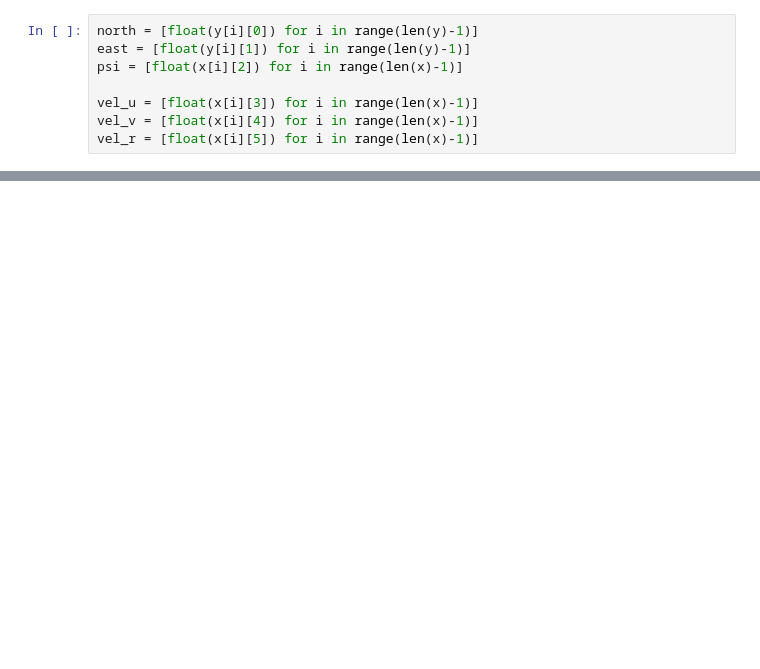
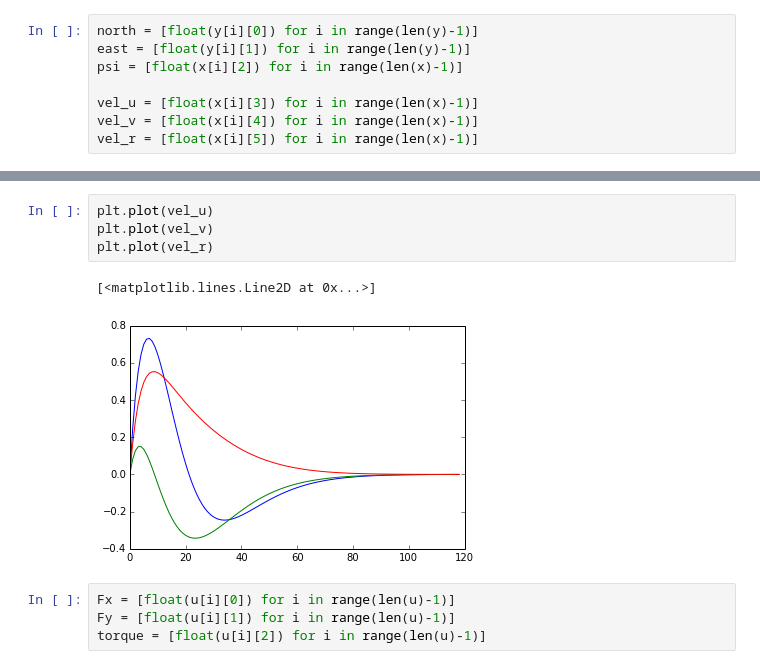
Before and after one commit to lbromo/aauship-formation, a Jupyter notebook: code/hli/ros/src/aauship/scripts/State feedback control.ipynb, the cells around one changed output, grey strips where cells are left out. Drawn from its saved outputs; the diff is of its cells as text; blank space fills up the shorter version.

```diff
--- a/code/hli/ros/src/aauship/scripts/State feedback control.ipynb
+++ b/code/hli/ros/src/aauship/scripts/State feedback control.ipynb
@@ -92,0 +97,11 @@ plt.savefig('step_pos.eps', format='eps', dpi=1000, bbox_inches='tight')
+# %%
+plt.plot(vel_u)
+plt.plot(vel_v)
+plt.plot(vel_r)
+# %% [output]
+[<matplotlib.lines.Line2D at 0x...>]
+[figure, added]
+# %%
+Fx = [float(u[i][0]) for i in range(len(u)-1)]
+Fy = [float(u[i][1]) for i in range(len(u)-1)]
+torque = [float(u[i][2]) for i in range(len(u)-1)]
```
Also changed, not shown: parts of 8 cells of this notebook, 2 other files.
